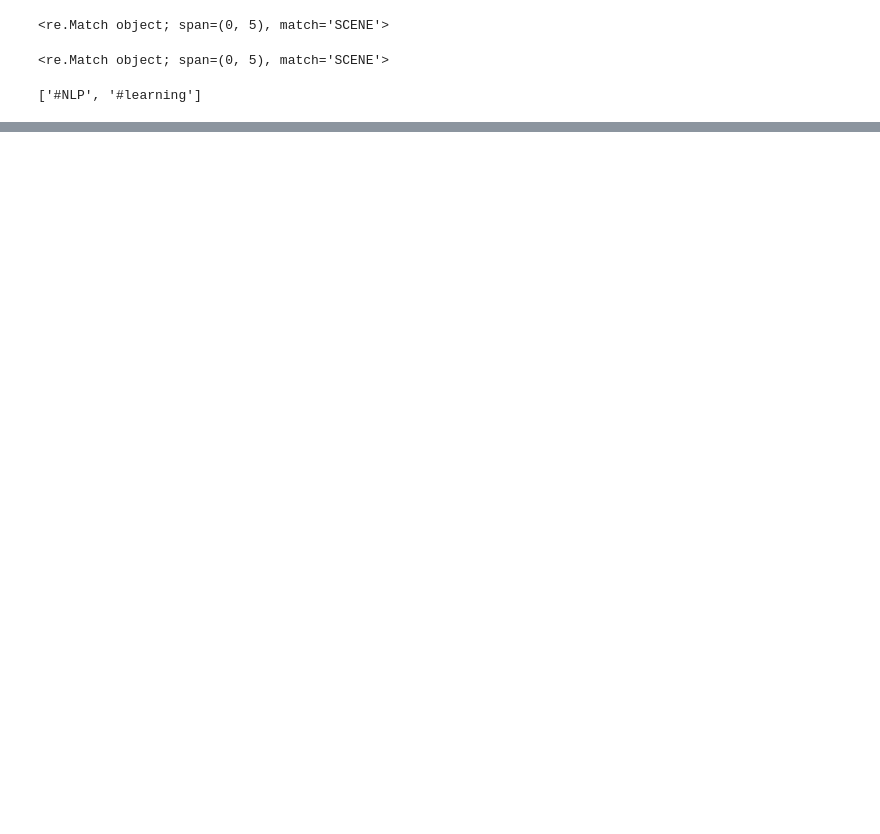
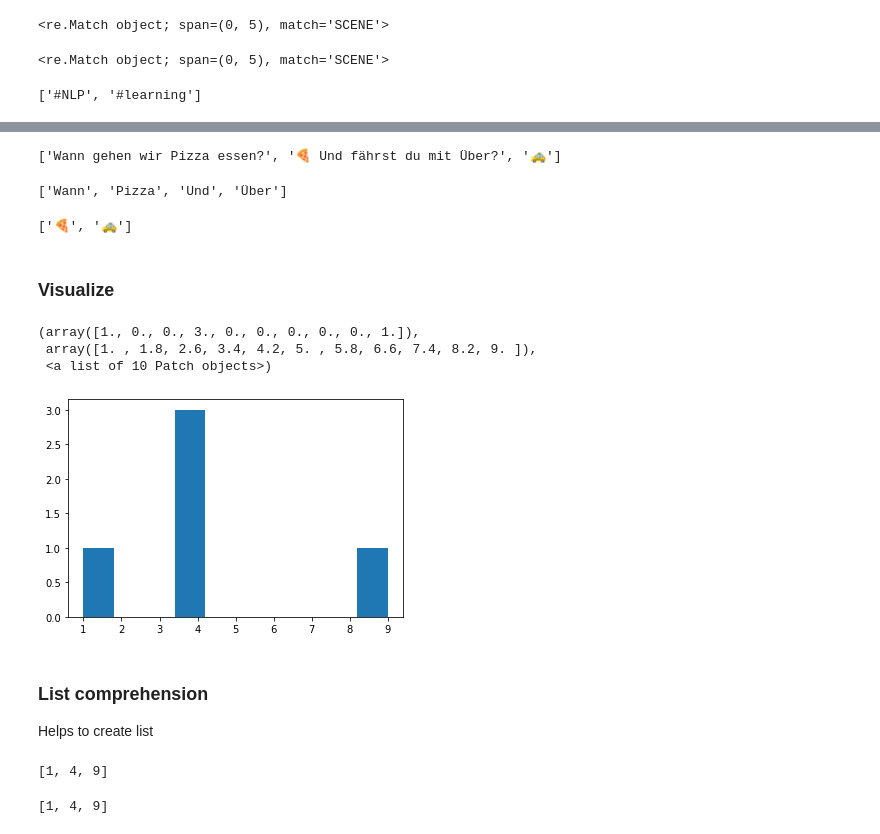
Before and after one commit to devpawann/NLP-Learning, a Jupyter notebook: NLP_Practice.ipynb, the cells around one changed output, grey strips where cells are left out. Cells and saved outputs as stored; diff of their text form; code cells hidden in the pictures; blank space fills up the shorter version.

```diff
--- a/NLP_Practice.ipynb
+++ b/NLP_Practice.ipynb
@@ -32,0 +107,30 @@ regexp_tokenize(tweets[1], "#\w+")
+# %%
+german_text="Wann gehen wir Pizza essen? 🍕 Und fährst du mit Über? 🚕"
+sent_tokenize(german_text)
+# %% [output]
+['Wann gehen wir Pizza essen?', '🍕 Und fährst du mit Über?', '🚕']
+# %%
+capital_words = r"[A-Z-Ü]\w+"
+print(regexp_tokenize(german_text, capital_words))
+# %% [output]
+['Wann', 'Pizza', 'Und', 'Über']
+# %%
+emoji = "['\U0001F300-\U0001F5FF'|'\U0001F600-\U0001F64F'|'\U0001F680-\U0001F6FF'|'\u2600-\u26FF\u2700-\u27BF']"
+print(regexp_tokenize(german_text, emoji))
+# %% [output]
+['🍕', '🚕']
+# %% [markdown]
+### Visualize
+# %%
+from matplotlib import pyplot as plt
+words=word_tokenize("This isapretty cool tool!")
+word_lengths=[len(w) for w in words]
+plt.hist(word_lengths)
+# %% [output]
+(array([1., 0., 0., 3., 0., 0., 0., 0., 0., 1.]),
+ array([1. , 1.8, 2.6, 3.4, 4.2, 5. , 5.8, 6.6, 7.4, 8.2, 9. ]),
+ <a list of 10 Patch objects>)
+[figure, added]
+# %% [markdown]
+### List comprehension
+Helps to create list
@@ -32,0 +144,4 @@ regexp_tokenize(tweets[1], "#\w+")
+# %%
+square([1,2,3])
+# %% [output]
+[1, 4, 9]
@@ -32,0 +155,4 @@ regexp_tokenize(tweets[1], "#\w+")
+# %%
+square([1,2,3,4])
+# %% [output]
+[1, 4, 9]
```
Also changed, not shown: parts of 31 cells of this notebook.
